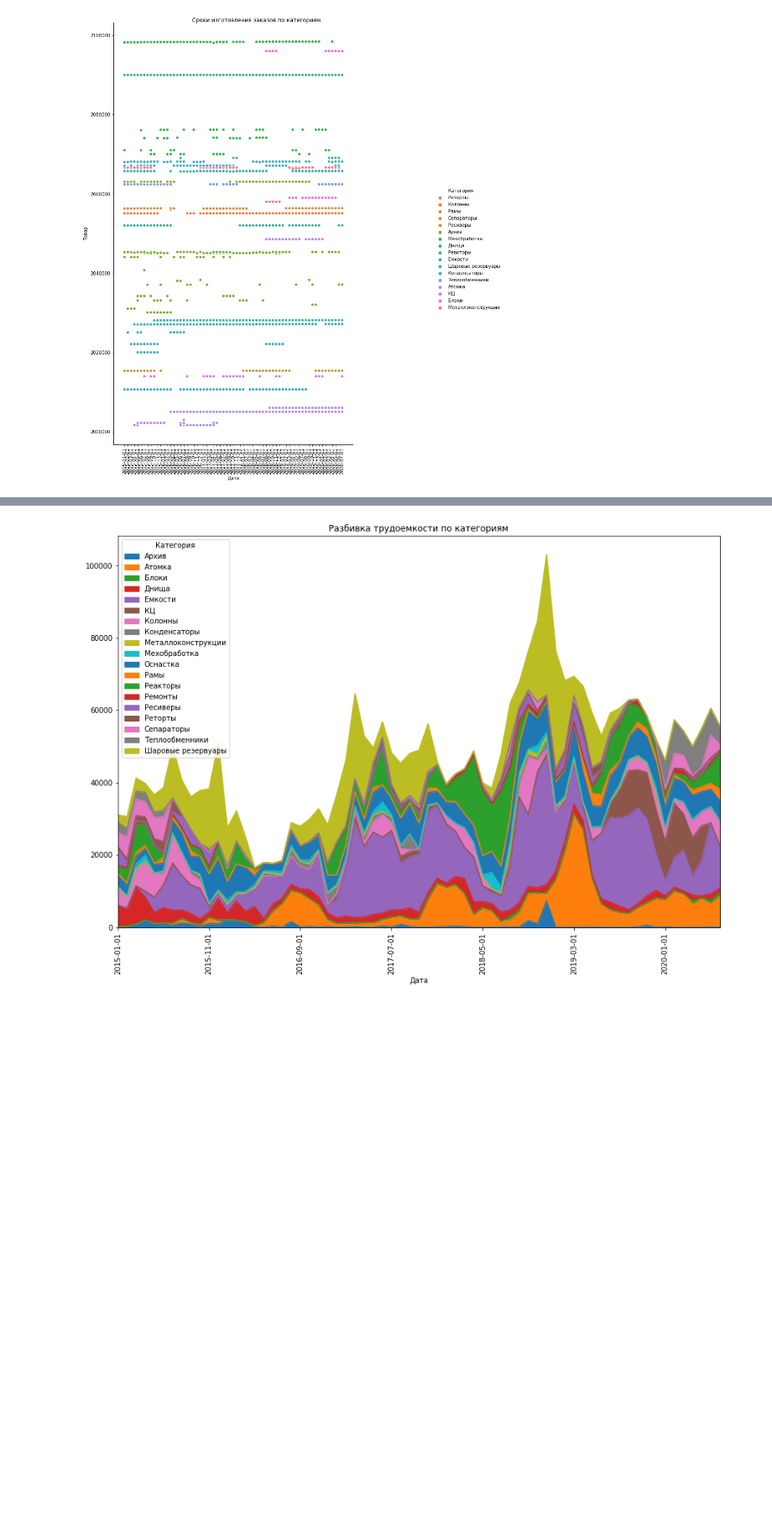
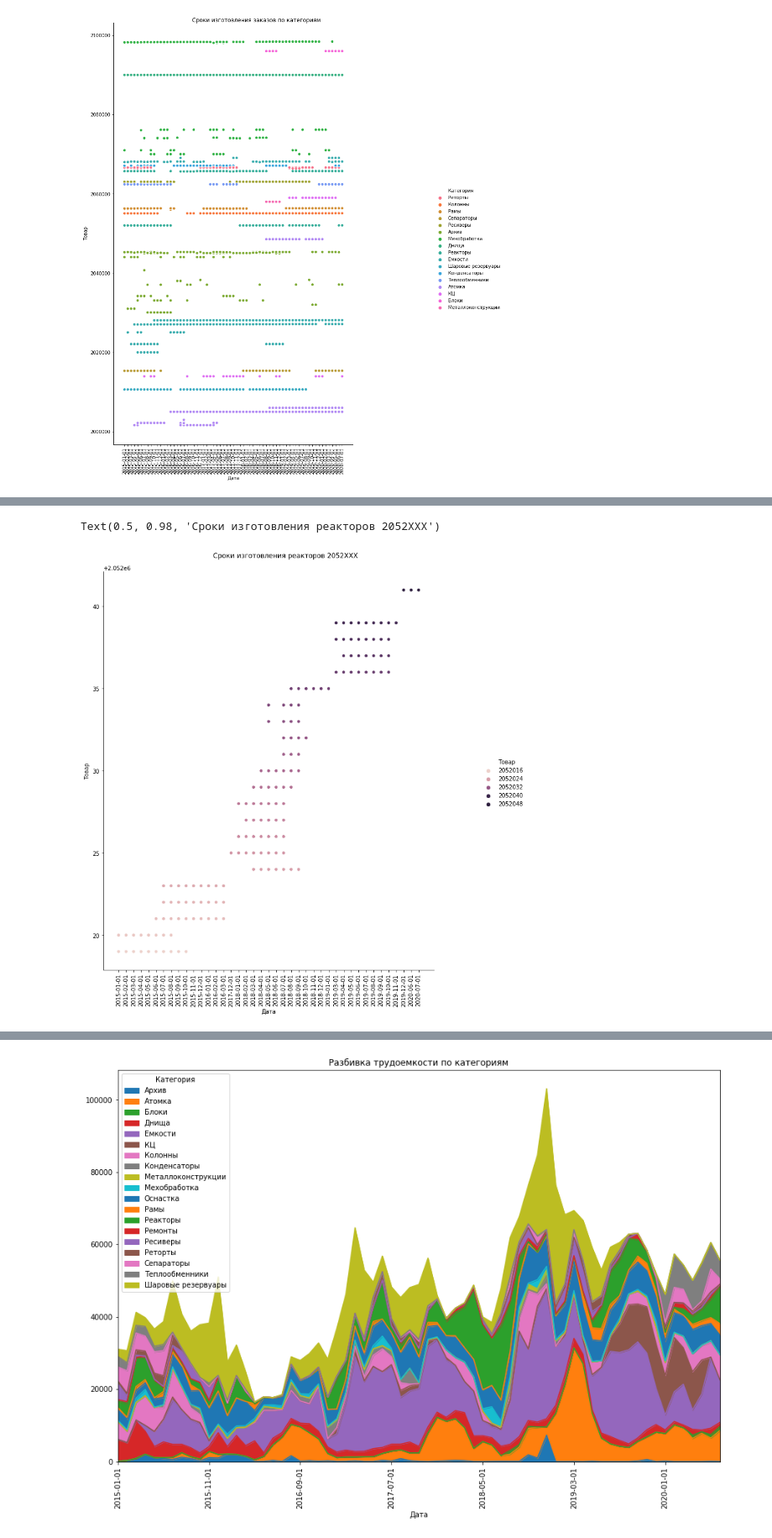
Before and after one commit to asencour/capacity-use, a Jupyter notebook: 01 Output_Plant_Analytics/UXM_project.ipynb, the cells around one changed output, grey strips where cells are left out. Shown at 84% size. Drawn from its saved outputs; the diff is of its cells as text; code cells hidden in the pictures; blank space fills up the shorter version.

```diff
--- a/01 Output_Plant_Analytics/UXM_project.ipynb
+++ b/01 Output_Plant_Analytics/UXM_project.ipynb
@@ -1498,0 +1531,6 @@ Text(0.5, 0.98, 'Сроки изготовления заказов по кат
+# %%
+reactors_2052 = products[products['Категория'] == 'Реакторы'].reset_index()
+reactors_2052 = reactors_2052[reactors_2052['Товар'] < 2054000].reset_index()
+reactors_2052 = reactors_2052[['Дата', 'Цех', 'Заказ', 'К-т', 'Профессия', 'Трудоемкость', 'Шифр', 'Код', 'Год_месяц', \
+              'Месяц', 'Год', 'Категория', 'Дата_м', 'Товар']]
+reactors_2052.head()
@@ -1498,0 +1544,12 @@ Text(0.5, 0.98, 'Сроки изготовления заказов по кат
+# %%
+g = sns.relplot(data = reactors_2052
+            ,y = 'Товар'
+            ,x = 'Дата'
+            ,hue = 'Товар'
+            )
+g.fig.set_size_inches(12,12)
+g.set_xticklabels(rotation=90)
+g.fig.suptitle("Сроки изготовления реакторов 2052XXX")
+# %% [output]
+Text(0.5, 0.98, 'Сроки изготовления реакторов 2052XXX')
+[figure, added]
```
Also changed, not shown: parts of 30 cells of this notebook.
